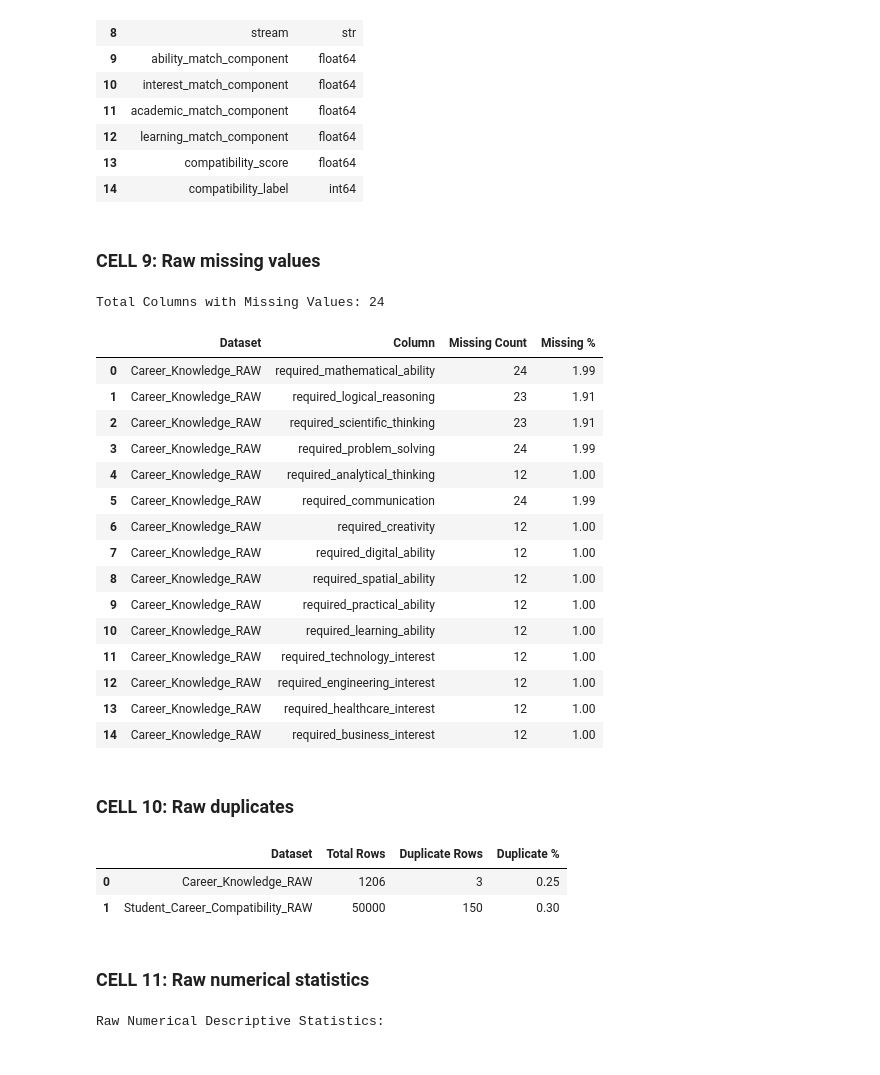
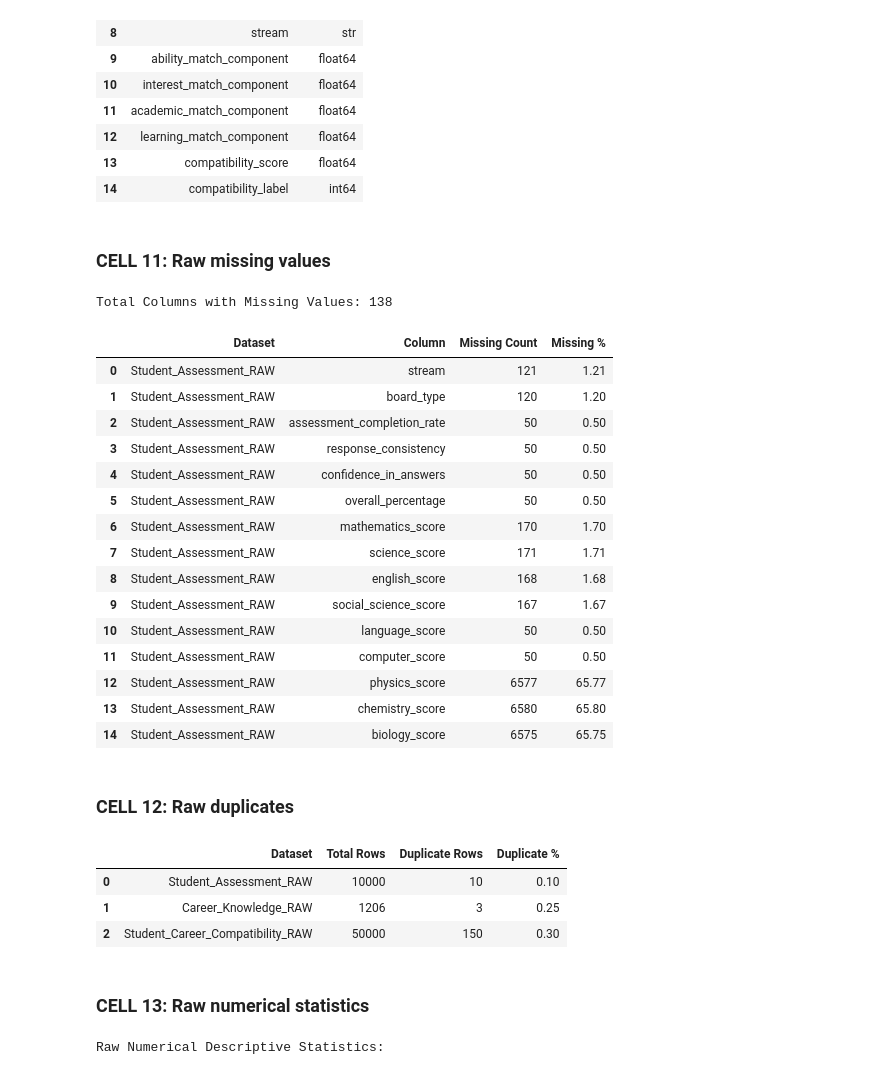
Before and after one commit to AMB-007/Personalized-Career-Recommendation-System-Using-Machine-Learning, a Jupyter notebook: Datasets/Career_Recommendation_ML_Training_EDA_SHAP.ipynb, the cells around one changed output. Drawn from its saved outputs; the diff is of its cells as text; code cells hidden in the pictures.

```diff
--- a/Datasets/Career_Recommendation_ML_Training_EDA_SHAP.ipynb
+++ b/Datasets/Career_Recommendation_ML_Training_EDA_SHAP.ipynb
@@ -74,0 +75,4 @@ Seed: 42 | Confidence Margin (Delta): 0.15
+# %%
+path_stu = DATA_DIR / "Student_Assessment_RAW_10k_with_issues.csv"
+df_stu_raw = pd.read_csv(path_stu)
+print(f"Loaded Student Assessment Dataset: {df_stu_raw.shape[0]:,} rows x {df_stu_raw.shape[1]} columns")
@@ -163,39 +194,40 @@ display(pd.DataFrame({"Column": df_compat_raw.columns, "Data Type": df_compat_ra
 | 13 | compatibility_score | float64 |
 | 14 | compatibility_label | int64 |
 # %% [markdown]
-### CELL 9: Raw missing values
+### CELL 11: Raw missing values
 # %%
 missing_records = []
-for dname, df in [("Career_Knowledge_RAW", df_car_raw), ("Student_Career_Compatibility_RAW", df_compat_raw)]:
+for dname, df in [("Student_Assessment_RAW", df_stu_raw), ("Career_Knowledge_RAW", df_car_raw), ("Student_Career_Compatibility_RAW", df_compat_raw)]:
     nulls = df.isnull().sum()
     for col, cnt in nulls[nulls > 0].items():
         missing_records.append({"Dataset": dname, "Column": col, "Missing Count": cnt, "Missing %": round((cnt / len(df)) * 100, 2)})
 
 df_missing = pd.DataFrame(missing_records)
 print(f"Total Columns with Missing Values: {len(df_missing)}")
 display(df_missing.head(15))
 # %% [output]
-Total Columns with Missing Values: 24
+Total Columns with Missing Values: 138
 |  | Dataset | Column | Missing Count | Missing % |
-| 0 | Career_Knowledge_RAW | required_mathematical_ability | 24 | 1.99 |
-| 1 | Career_Knowledge_RAW | required_logical_reasoning | 23 | 1.91 |
-| 2 | Career_Knowledge_RAW | required_scientific_thinking | 23 | 1.91 |
-| 3 | Career_Knowledge_RAW | required_problem_solving | 24 | 1.99 |
-| 4 | Career_Knowledge_RAW | required_analytical_thinking | 12 | 1.00 |
-| 5 | Career_Knowledge_RAW | required_communication | 24 | 1.99 |
-| 6 | Career_Knowledge_RAW | required_creativity | 12 | 1.00 |
-| 7 | Career_Knowledge_RAW | required_digital_ability | 12 | 1.00 |
-| 8 | Career_Knowledge_RAW | required_spatial_ability | 12 | 1.00 |
-| 9 | Career_Knowledge_RAW | required_practical_ability | 12 | 1.00 |
-| 10 | Career_Knowledge_RAW | required_learning_ability | 12 | 1.00 |
-| 11 | Career_Knowledge_RAW | required_technology_interest | 12 | 1.00 |
-| 12 | Career_Knowledge_RAW | required_engineering_interest | 12 | 1.00 |
-| 13 | Career_Knowledge_RAW | required_healthcare_interest | 12 | 1.00 |
-| 14 | Career_Knowledge_RAW | required_business_interest | 12 | 1.00 |
+| 0 | Student_Assessment_RAW | stream | 121 | 1.21 |
+| 1 | Student_Assessment_RAW | board_type | 120 | 1.20 |
+| 2 | Student_Assessment_RAW | assessment_completion_rate | 50 | 0.50 |
+| 3 | Student_Assessment_RAW | response_consistency | 50 | 0.50 |
+| 4 | Student_Assessment_RAW | confidence_in_answers | 50 | 0.50 |
+| 5 | Student_Assessment_RAW | overall_percentage | 50 | 0.50 |
+| 6 | Student_Assessment_RAW | mathematics_score | 170 | 1.70 |
+| 7 | Student_Assessment_RAW | science_score | 171 | 1.71 |
+| 8 | Student_Assessment_RAW | english_score | 168 | 1.68 |
+| 9 | Student_Assessment_RAW | social_science_score | 167 | 1.67 |
+| 10 | Student_Assessment_RAW | language_score | 50 | 0.50 |
+| 11 | Student_Assessment_RAW | computer_score | 50 | 0.50 |
+| 12 | Student_Assessment_RAW | physics_score | 6577 | 65.77 |
+| 13 | Student_Assessment_RAW | chemistry_score | 6580 | 65.80 |
+| 14 | Student_Assessment_RAW | biology_score | 6575 | 65.75 |
 # %% [markdown]
-### CELL 10: Raw duplicates
+### CELL 12: Raw duplicates
 # %%
 dup_records = [
+    {"Dataset": "Student_Assessment_RAW", "Total Rows": len(df_stu_raw), "Duplicate Rows": int(df_stu_raw.duplicated().sum()), "Duplicate %": round(df_stu_raw.duplicated().sum() / len(df_stu_raw) * 100, 2)},
     {"Dataset": "Career_Knowledge_RAW", "Total Rows": len(df_car_raw), "Duplicate Rows": int(df_car_raw.duplicated().sum()), "Duplicate %": round(df_car_raw.duplicated().sum() / len(df_car_raw) * 100, 2)},
     {"Dataset": "Student_Career_Compatibility_RAW", "Total Rows": len(df_compat_raw), "Duplicate Rows": int(df_compat_raw.duplicated().sum()), "Duplicate %": round(df_compat_raw.duplicated().sum() / len(df_compat_raw) * 100, 2)},
 ]
@@ -203,10 +235,11 @@ df_dups = pd.DataFrame(dup_records)
 display(df_dups)
 # %% [output]
 |  | Dataset | Total Rows | Duplicate Rows | Duplicate % |
-| 0 | Career_Knowledge_RAW | 1206 | 3 | 0.25 |
-| 1 | Student_Career_Compatibility_RAW | 50000 | 150 | 0.30 |
+| 0 | Student_Assessment_RAW | 10000 | 10 | 0.10 |
+| 1 | Career_Knowledge_RAW | 1206 | 3 | 0.25 |
+| 2 | Student_Career_Compatibility_RAW | 50000 | 150 | 0.30 |
 # %% [markdown]
-### CELL 11: Raw numerical statistics
+### CELL 13: Raw numerical statistics
 # %%
 num_cols = ['ability_match_component', 'interest_match_component', 'academic_match_component', 'learning_match_component', 'compatibility_score']
 print("Raw Numerical Descriptive Statistics:")
```
Also changed, not shown: parts of 28 cells of this notebook, 19 other files.
